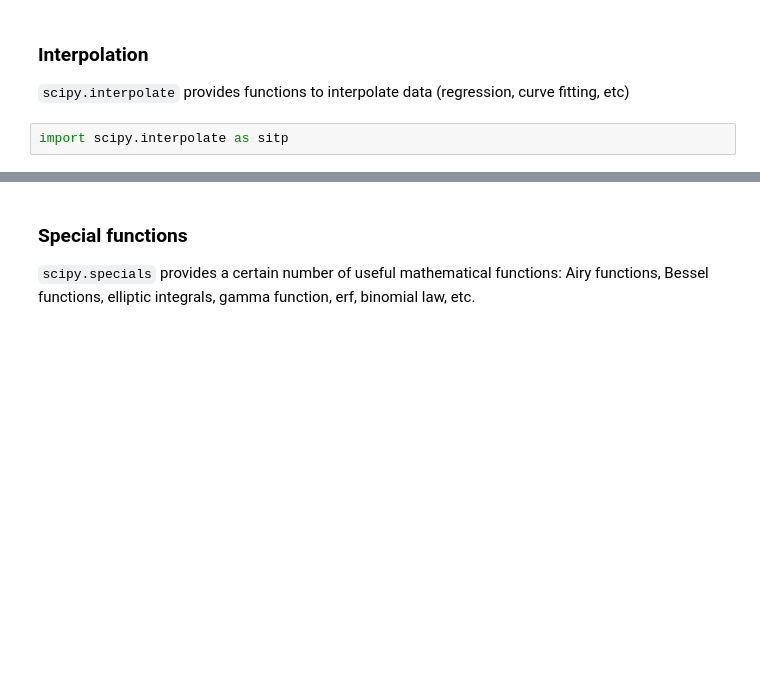
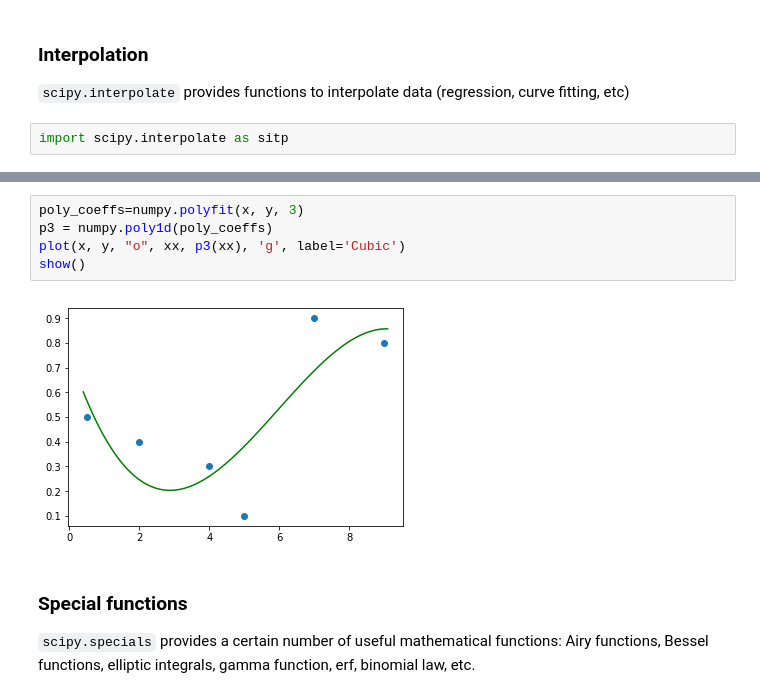
Before and after one commit to ImperialCollegeLondon/numpyIntro, a Jupyter notebook: numpy.ipynb, the cells around one changed output, grey strips where cells are left out. Cells and saved outputs as stored; diff of their text form; blank space fills up the shorter version.

```diff
--- a/numpy.ipynb
+++ b/numpy.ipynb
@@ -763,3 +805,10 @@ import scipy.interpolate as sitp
+# %%
+poly_coeffs=numpy.polyfit(x, y, 3)
+p3 = numpy.poly1d(poly_coeffs)
+plot(x, y, "o", xx, p3(xx), 'g', label='Cubic')
+show()
+# %% [output]
+[figure, added]
 # %% [markdown]
 ### Special functions
 
```
Also changed, not shown: parts of 19 cells of this notebook.
